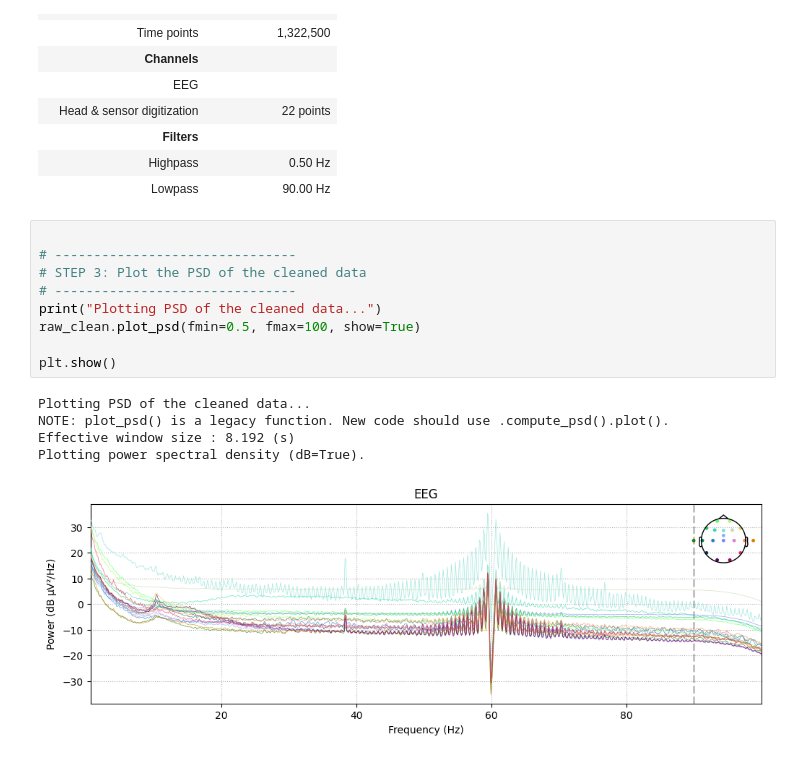
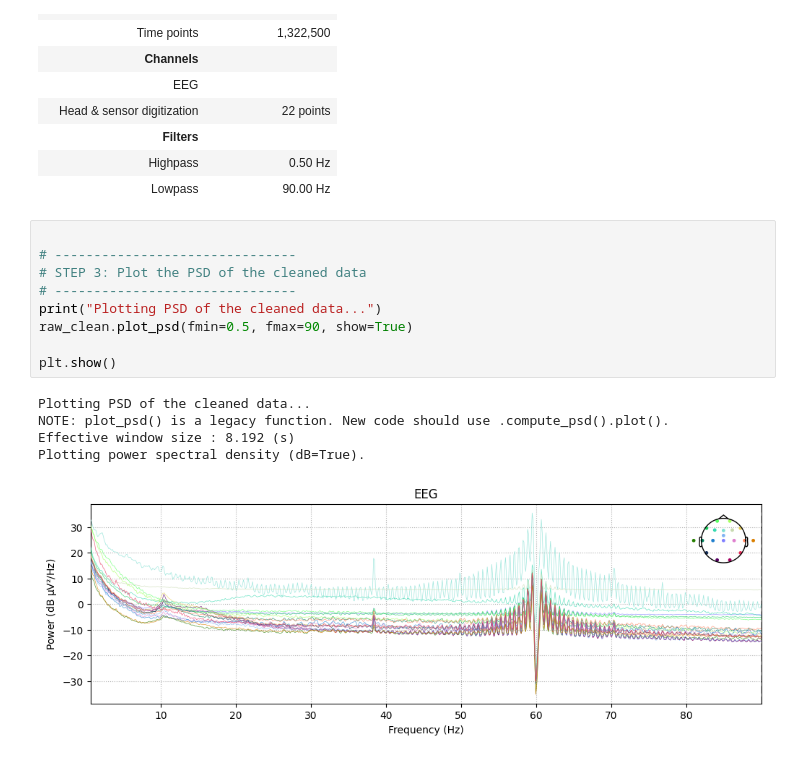
Before and after one commit to anshi-7/foraging, a Jupyter notebook: MNE python group/Forging.ipynb, the cells around one changed output. Drawn from its saved outputs; the diff is of its cells as text.

```diff
--- a/MNE python group/Forging.ipynb
+++ b/MNE python group/Forging.ipynb
@@ -85,18 +109,18 @@ Applying bandpass filter (0.5 - 90 Hz) on the cleaned data...
 # %%
 
 # -------------------------------
 # STEP 3: Plot the PSD of the cleaned data
 # -------------------------------
 print("Plotting PSD of the cleaned data...")
-raw_clean.plot_psd(fmin=0.5, fmax=100, show=True)
+raw_clean.plot_psd(fmin=0.5, fmax=90, show=True)
 
 plt.show()
 # %% [output]
 Plotting PSD of the cleaned data...
 NOTE: plot_psd() is a legacy function. New code should use .compute_psd().plot().
 Effective window size : 8.192 (s)
 Plotting power spectral density (dB=True).
-[figure, old version]
+[figure, new version]
 # %%
 
 # -------------------------------
```
Also changed, not shown: parts of 3 cells of this notebook.
